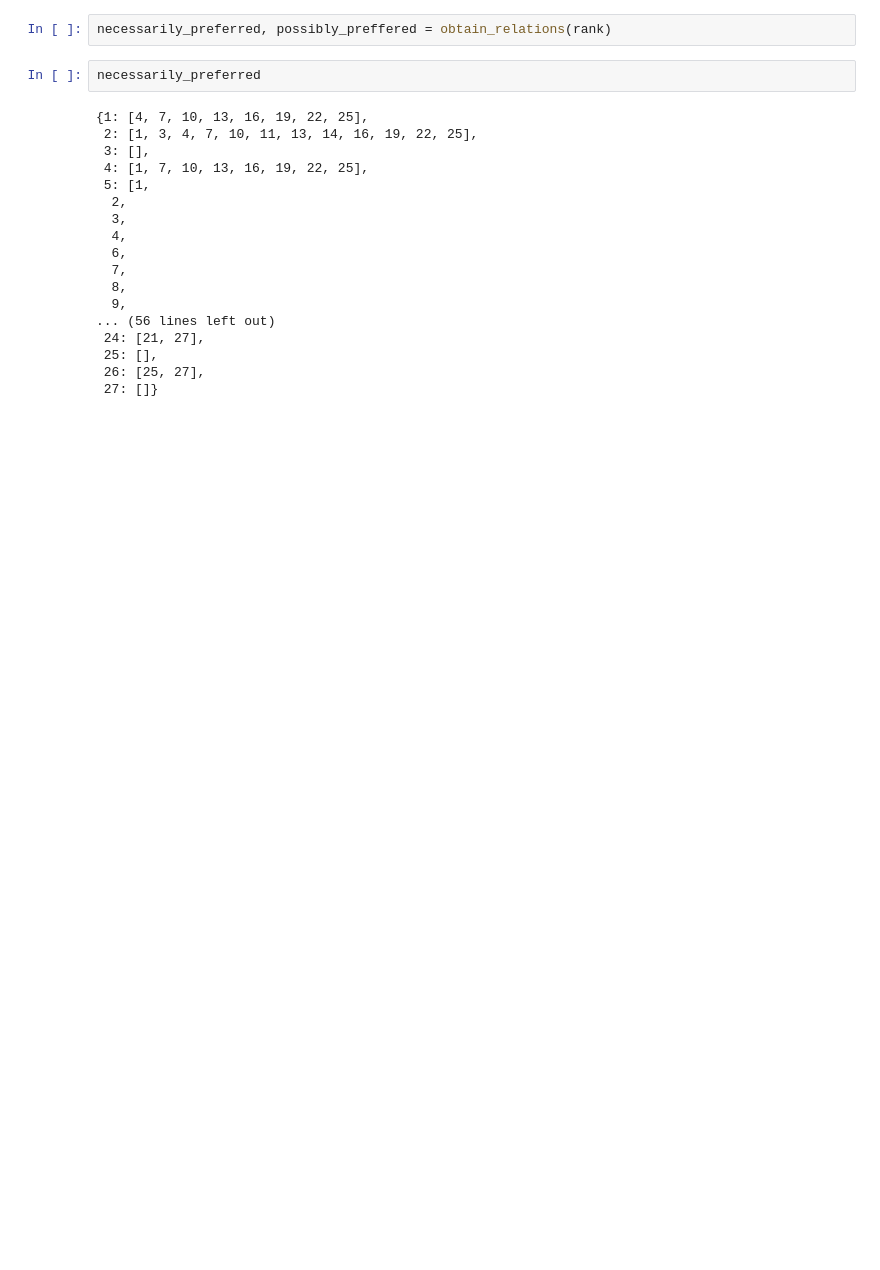
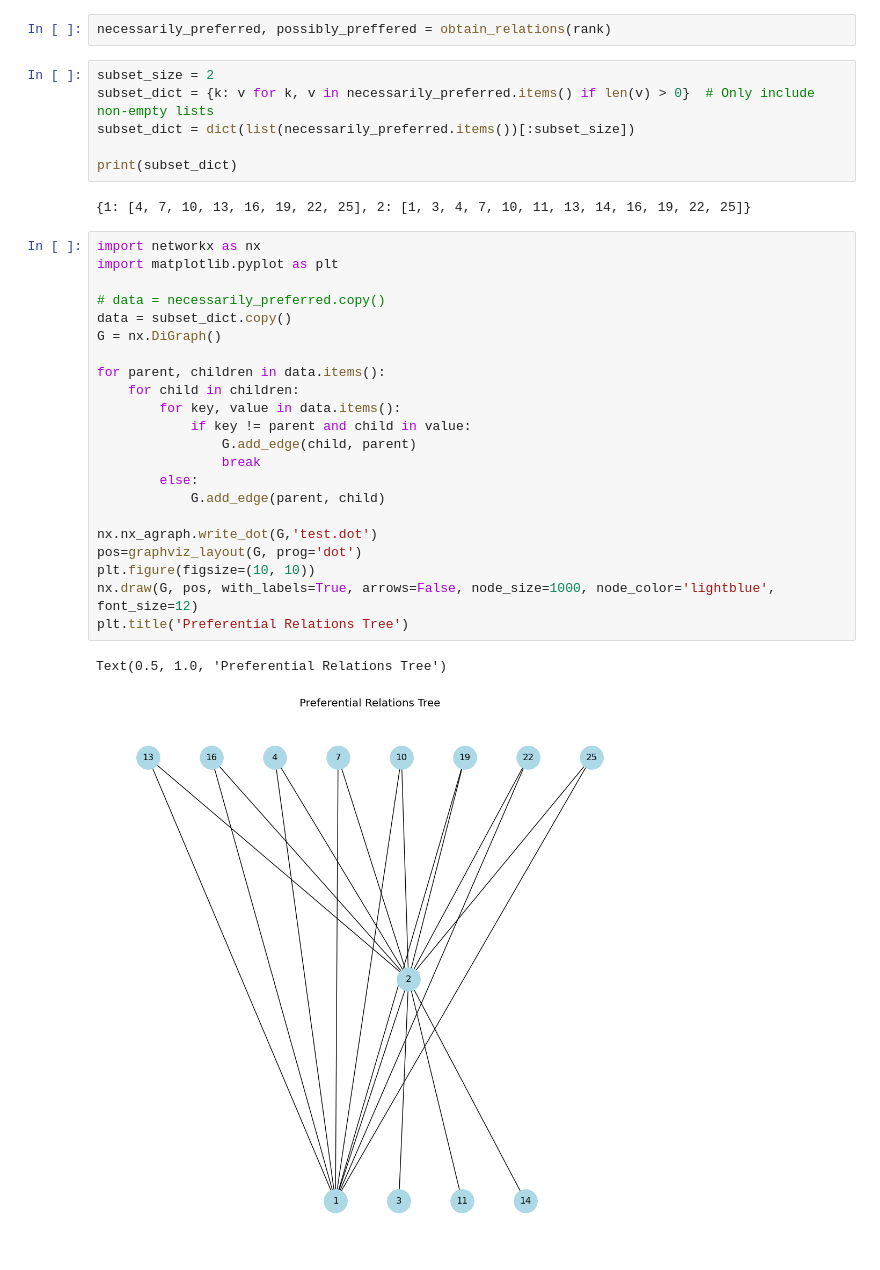
Before and after one commit to majsterkovic/iswd-project-1, a Jupyter notebook: solver.ipynb, the cells around one changed output. Cells and saved outputs as stored; diff of their text form; blank space fills up the shorter version.

Commit message:
Hasse diagrams (WIP)

```diff
--- a/solver.ipynb
+++ b/solver.ipynb
@@ -57,22 +39,35 @@ rank.sort_values(by='U', ascending=False)
 # %%
 necessarily_preferred, possibly_preffered = obtain_relations(rank)
-# %%
-necessarily_preferred
-# %% [output]
-{1: [4, 7, 10, 13, 16, 19, 22, 25],
- 2: [1, 3, 4, 7, 10, 11, 13, 14, 16, 19, 22, 25],
- 3: [],
- 4: [1, 7, 10, 13, 16, 19, 22, 25],
- 5: [1,
-  2,
-  3,
-  4,
-  6,
-  7,
-  8,
-  9,
-... (56 lines left out)
- 24: [21, 27],
- 25: [],
- 26: [25, 27],
- 27: []}
+# %%
+subset_size = 2
+subset_dict = {k: v for k, v in necessarily_preferred.items() if len(v) > 0}  # Only include non-empty lists
+subset_dict = dict(list(necessarily_preferred.items())[:subset_size])
+
+print(subset_dict)
+# %% [output]
+{1: [4, 7, 10, 13, 16, 19, 22, 25], 2: [1, 3, 4, 7, 10, 11, 13, 14, 16, 19, 22, 25]}
+# %%
+import networkx as nx
+import matplotlib.pyplot as plt
+
+# data = necessarily_preferred.copy()
+data = subset_dict.copy()
+G = nx.DiGraph()
+
+for parent, children in data.items():
+    for child in children:
+        for key, value in data.items():
+            if key != parent and child in value:
+                G.add_edge(child, parent)
+                break
+        else:
+            G.add_edge(parent, child)
+
+nx.nx_agraph.write_dot(G,'test.dot')
+pos=graphviz_layout(G, prog='dot')
+plt.figure(figsize=(10, 10))
+nx.draw(G, pos, with_labels=True, arrows=False, node_size=1000, node_color='lightblue', font_size=12)
+plt.title('Preferential Relations Tree')
+# %% [output]
+Text(0.5, 1.0, 'Preferential Relations Tree')
+[figure, added]
```
Also changed, not shown: parts of 3 cells of this notebook.
